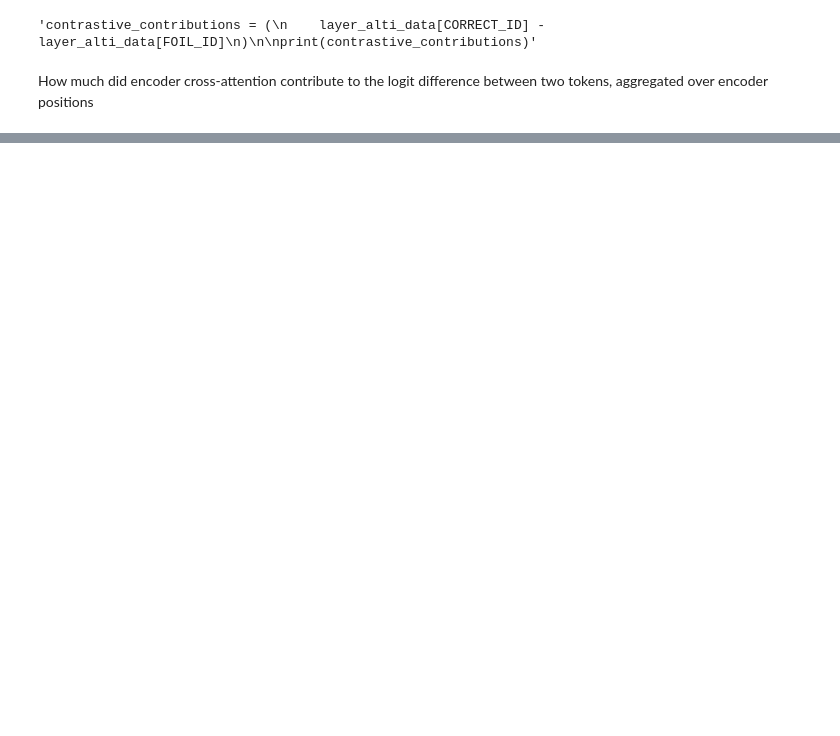
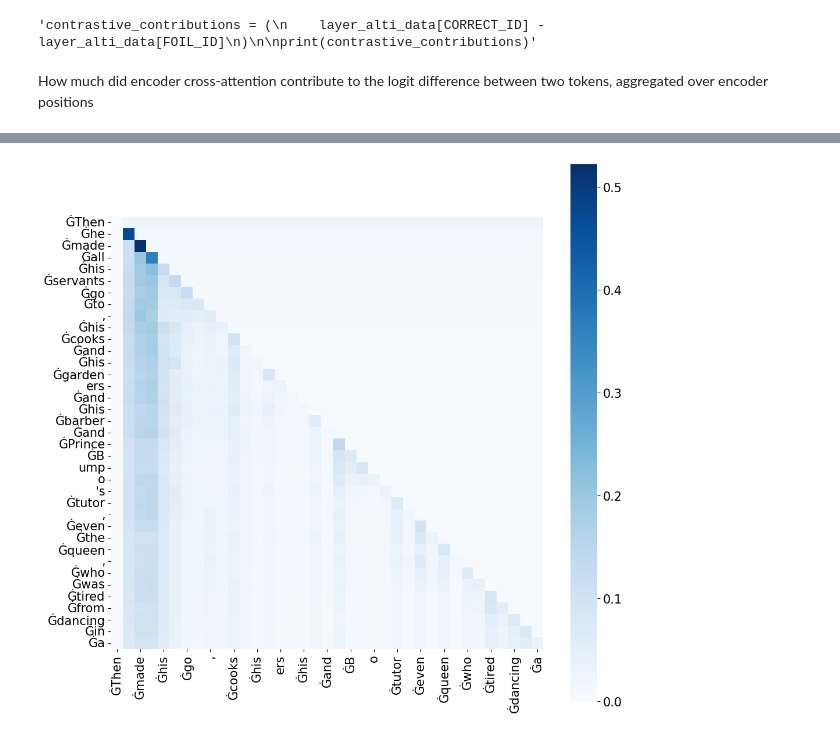
Before and after one commit to NNG0/logit-explanations-speech-recognition, a Jupyter notebook: test_whisper.ipynb, the cells around one changed output, grey strips where cells are left out. Drawn from its saved outputs; the diff is of its cells as text; code cells hidden in the pictures; blank space fills up the shorter version.

```diff
--- a/test_whisper.ipynb
+++ b/test_whisper.ipynb
@@ -120,7 +120,12 @@ decoder_input_ids = torch.tensor(
     decoded_tokens[:target_pos],
     device=model.device
 ).unsqueeze(0)
-
+print(decoder_input_ids)
+tokenized_text = processor.tokenizer.convert_ids_to_tokens(
+    decoded_tokens[:target_pos]
+)
+print(tokenized_text)
+print(decoded_ids)
 outputs = model(
     input_features=input_features,
     decoder_input_ids=decoder_input_ids,
@@ -194 +201,7 @@ sns.heatmap(df, cmap="Blues", square=True)
+# %%
+import numpy as np
+df = pd.DataFrame(np.array(contributions_mix_alti[-1]),columns=tokenized_text,index=tokenized_text)
+sns.heatmap(df,cmap="Blues",square=True);
+# %% [output]
+[figure, added]
 # %%
```
Also changed, not shown: parts of 5 cells of this notebook, 1 other file.
